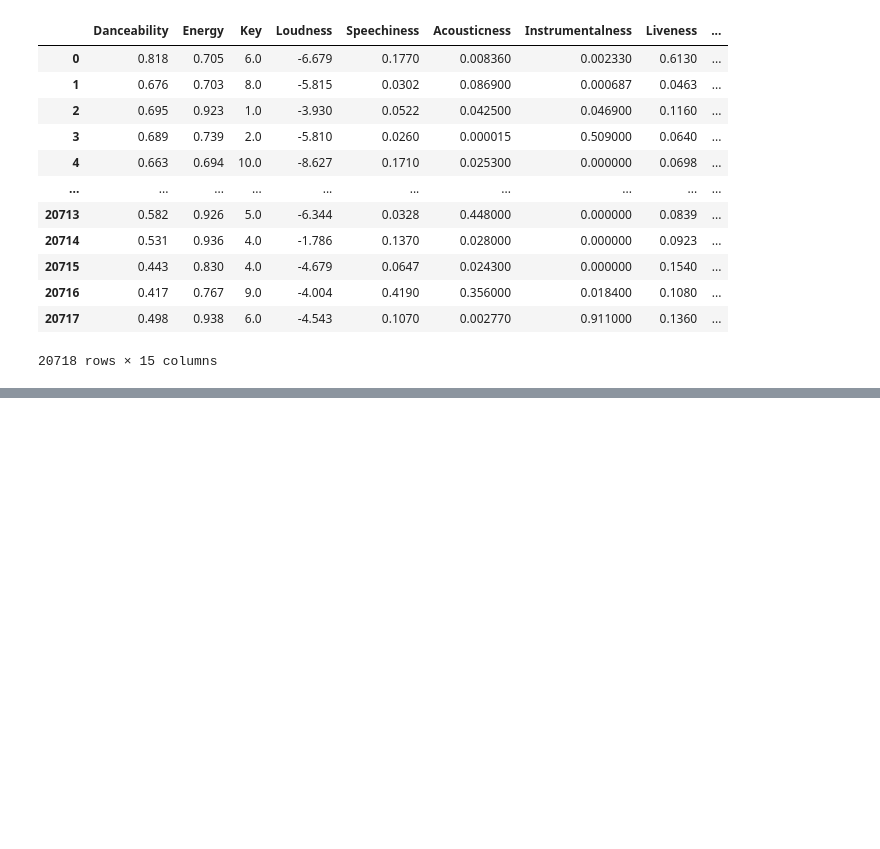
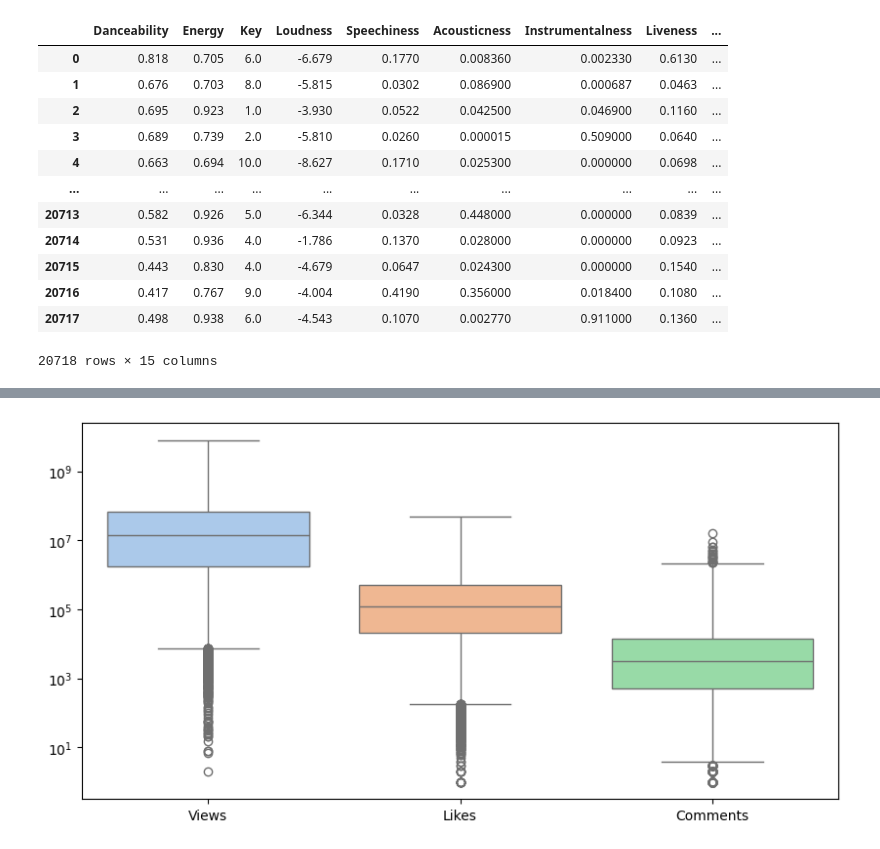
Before and after one commit to sylrod569/Projeto-ICD---An-lise-de-Dados-do-Spotify-Youtube, a Jupyter notebook: tratamento_de_dados.ipynb, the cells around one changed output, grey strips where cells are left out. Cells and saved outputs as stored; diff of their text form; code cells hidden in the pictures; blank space fills up the shorter version.

```diff
--- a/tratamento_de_dados.ipynb
+++ b/tratamento_de_dados.ipynb
@@ -48,0 +173,7 @@ Name: count, dtype: int64
+# %%
+plt.figure(figsize=(10, 5))
+plt.yscale('log')
+sns.boxplot(data= df_spotify_youtube_num[['Views','Likes','Comments']])
+plt.show()
+# %% [output]
+[figure, added]
```
Also changed, not shown: parts of 32 cells of this notebook.
